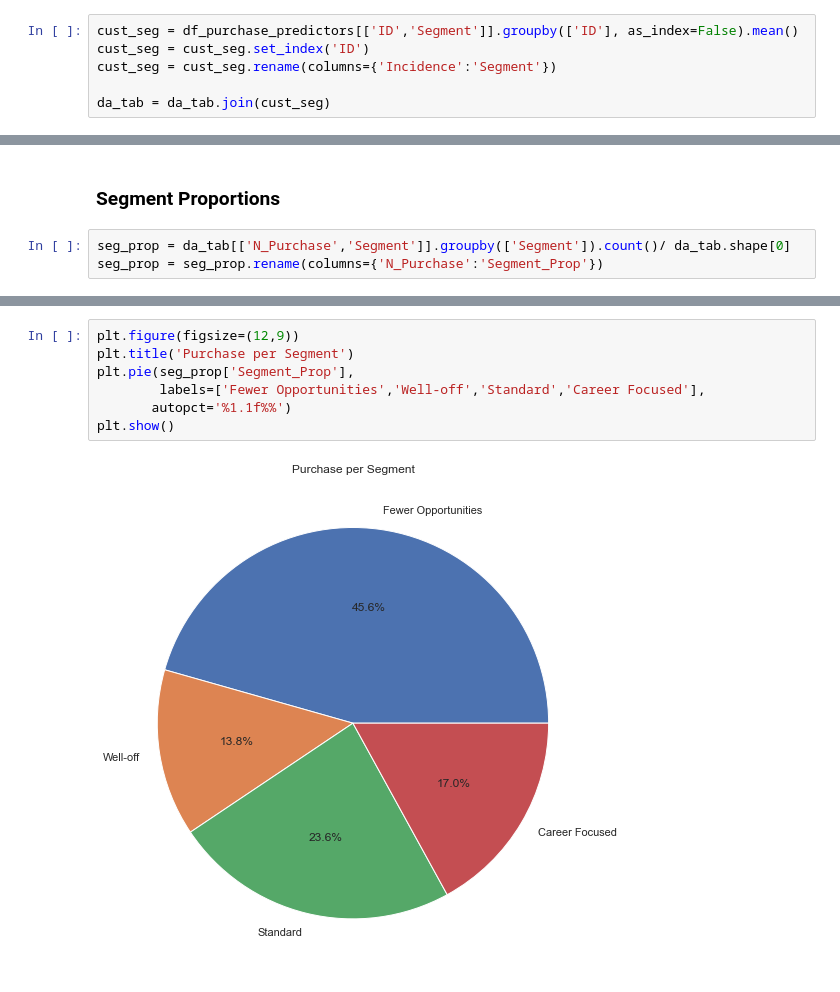
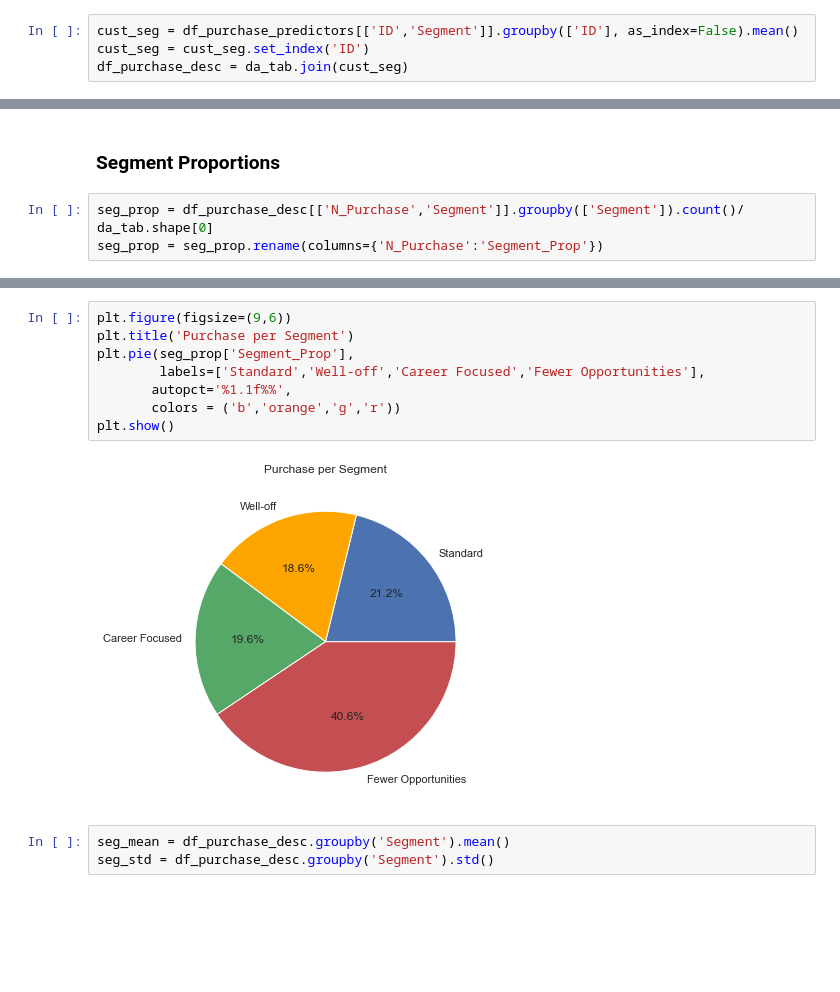
Before and after one commit to addds03/Customer-Analytics, a Jupyter notebook: Customer Analytics/Purchase Analytics.ipynb, the cells around one changed output, grey strips where cells are left out. Drawn from its saved outputs; the diff is of its cells as text; blank space fills up the shorter version.

Commit message:
Standardisation Error
Re-ran model, which was updated to remove scaling error

```diff
--- a/Customer Analytics/Purchase Analytics.ipynb
+++ b/Customer Analytics/Purchase Analytics.ipynb
@@ -108,7 +108,5 @@ da_tab.head()
 # %%
 cust_seg = df_purchase_predictors[['ID','Segment']].groupby(['ID'], as_index=False).mean()
 cust_seg = cust_seg.set_index('ID')
-cust_seg = cust_seg.rename(columns={'Incidence':'Segment'})
-
-da_tab = da_tab.join(cust_seg)
+df_purchase_desc = da_tab.join(cust_seg)
 # %%
@@ -124,5 +122,5 @@ da_tab.head()
 # %% [markdown]
 ### Segment Proportions
 # %%
-seg_prop = da_tab[['N_Purchase','Segment']].groupby(['Segment']).count()/ da_tab.shape[0]
+seg_prop = df_purchase_desc[['N_Purchase','Segment']].groupby(['Segment']).count()/ da_tab.shape[0]
 seg_prop = seg_prop.rename(columns={'N_Purchase':'Segment_Prop'})
@@ -138,9 +127,13 @@ seg_prop.head()
 # %%
-plt.figure(figsize=(12,9))
+plt.figure(figsize=(9,6))
 plt.title('Purchase per Segment')
 plt.pie(seg_prop['Segment_Prop'],
-        labels=['Fewer Opportunities','Well-off','Standard','Career Focused'],
-       autopct='%1.1f%%')
+        labels=['Standard','Well-off','Career Focused','Fewer Opportunities'],
+       autopct='%1.1f%%',
+       colors = ('b','orange','g','r'))
 plt.show()
 # %% [output]
-[figure, old version]
+[figure, new version]
+# %%
+seg_mean = df_purchase_desc.groupby('Segment').mean()
+seg_std = df_purchase_desc.groupby('Segment').std()
```
Also changed, not shown: parts of 10 cells of this notebook.
